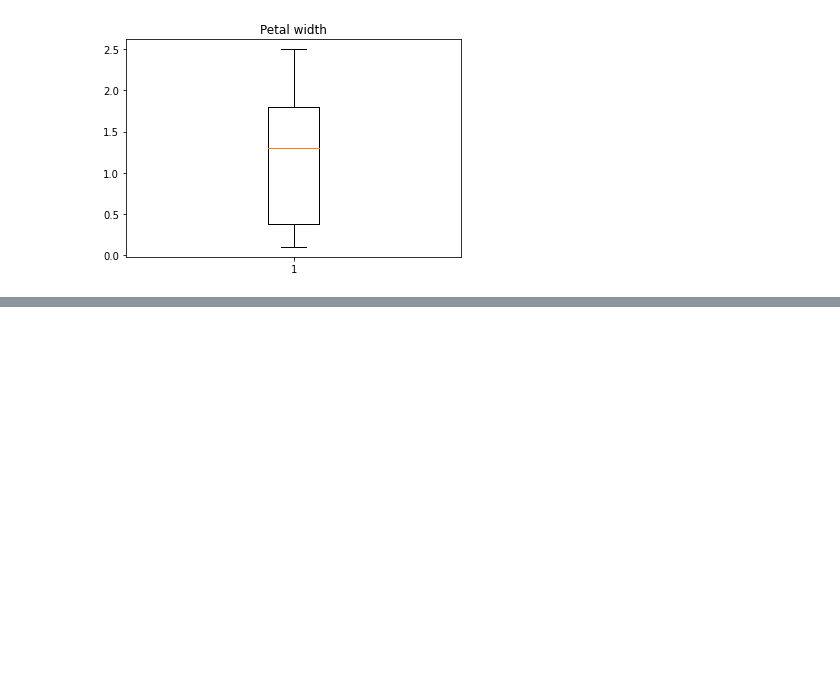
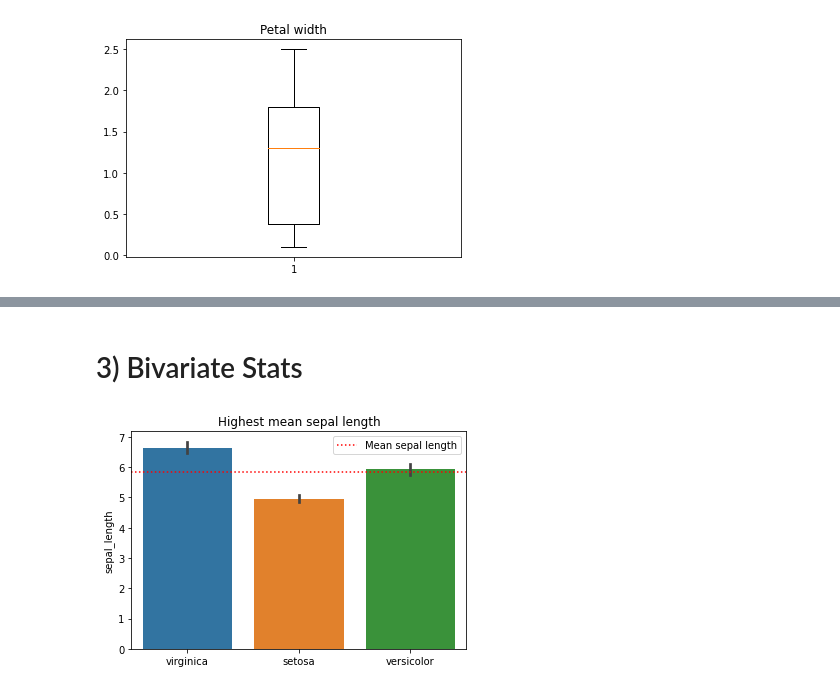
Before and after one commit to dlmitc3/classification_exercises, a Jupyter notebook: Exploratory_Analysis_Exercises.ipynb, the cells around one changed output, grey strips where cells are left out. Drawn from its saved outputs; the diff is of its cells as text; code cells hidden in the pictures; blank space fills up the shorter version.

```diff
--- a/Exploratory_Analysis_Exercises.ipynb
+++ b/Exploratory_Analysis_Exercises.ipynb
@@ -163,0 +200,12 @@ for col in num_cols:
+# %% [markdown]
+# 3) Bivariate Stats
+# %%
+plt.title("Highest mean sepal length")
+sns.barplot(x="species", y="sepal_length", data=train)
+mean_sepal_length = train.sepal_length.mean()
+plt.axhline(mean_sepal_length, label="Mean sepal length", color='red', linestyle='dotted')
+plt.xlabel('')
+plt.legend()
+plt.show()
+# %% [output]
+[figure, added]
```
Also changed, not shown: parts of 40 cells of this notebook.
